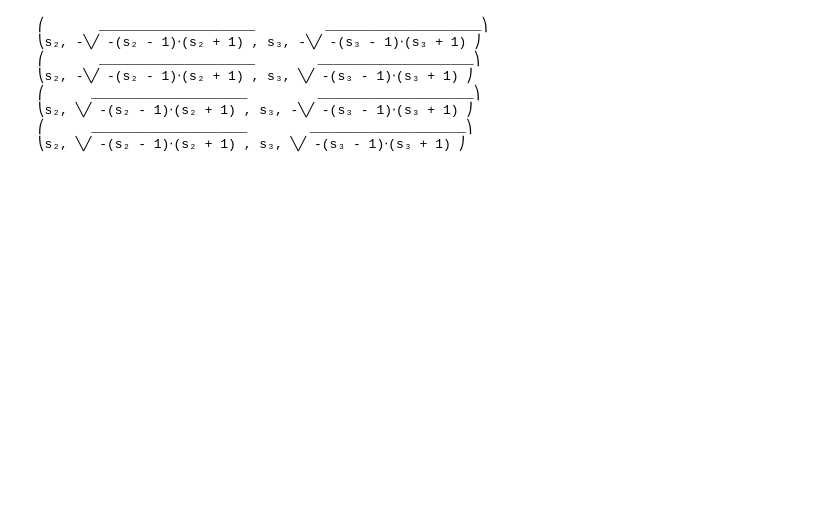
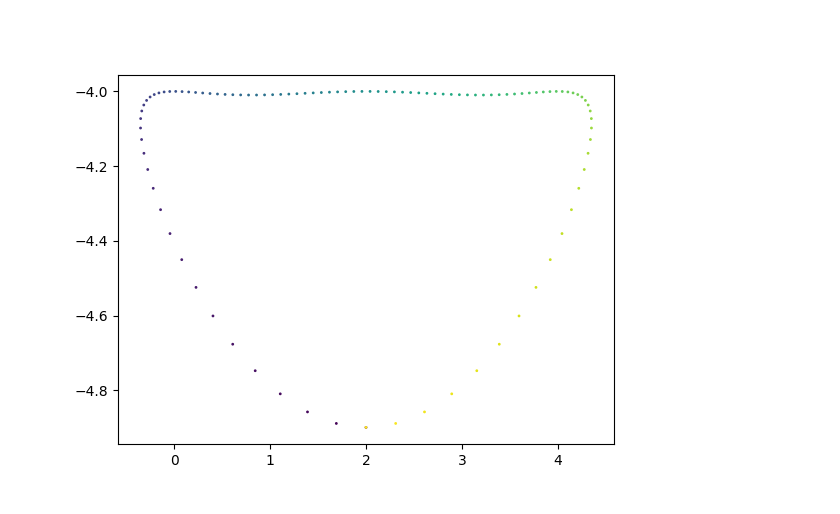
Before and after one commit to NovelMobileRobotsLab/pinto-squirrel, a Jupyter notebook: lambda.ipynb, the cells around one changed output. Saved outputs shown, nothing was run; the diff lists cells and outputs as text; code cells hidden in the pictures; blank space fills up the shorter version.

```diff
--- a/lambda.ipynb
+++ b/lambda.ipynb
@@ -9,15 +7,2 @@ warnings.filterwarnings("ignore", category=DeprecationWarning)
 
 %matplotlib widget
-# %%
-
-# Unknowns
-theta2, theta3 = symbols('theta2, theta3')
-
-#Knowns
-L1, L2, L3, L4, theta1, theta4 = symbols('L1, L2, L3, L4, theta1, theta4')
-
-# Define the equations
-eq_x = Eq(L1*cos(theta1) + L2*cos(theta2) + L3*cos(theta3), 0)
-eq_y = Eq(L1*sin(theta1) + L2*sin(theta2) + L3*sin(theta3), 0)
-
-Matrix([eq_x, eq_y])
@@ -52,16 +9,46 @@ $\displaystyle \left[\begin{matrix}L_{1} c_{1} + L_{2} \cos{\left(\theta_{2} \ri
-# %%
-solutions = solve((eq_x, eq_y, eq_t2, eq_t3), (s2, c2, s3, c3))
-for solution in solutions:
-    pprint(solution)
-# %% [output]
-⎛       ____________________         ____________________⎞
-⎝s₂, -╲╱ -(s₂ - 1)⋅(s₂ + 1) , s₃, -╲╱ -(s₃ - 1)⋅(s₃ + 1) ⎠
-⎛       ____________________        ____________________⎞
-⎝s₂, -╲╱ -(s₂ - 1)⋅(s₂ + 1) , s₃, ╲╱ -(s₃ - 1)⋅(s₃ + 1) ⎠
-⎛      ____________________         ____________________⎞
-⎝s₂, ╲╱ -(s₂ - 1)⋅(s₂ + 1) , s₃, -╲╱ -(s₃ - 1)⋅(s₃ + 1) ⎠
-⎛      ____________________        ____________________⎞
-⎝s₂, ╲╱ -(s₂ - 1)⋅(s₂ + 1) , s₃, ╲╱ -(s₃ - 1)⋅(s₃ + 1) ⎠
+# %%
+theta1_range = np.linspace(0, 2*pi, 100)
+trace = []
+guess = np.zeros(4)
+
+L1, L2, L3, L4, L5, theta5 = (1, 2.5, 2.5, 2, 2.5, radians(0))
+sin5 = sin(theta5)
+cos5 = cos(theta5)
+
+for theta1 in theta1_range:
+    sin1 = sin(theta1)
+    cos1 = cos(theta1)
+    def func_sincos(vars):
+        sin2, cos2, sin3, cos3 = vars
+        return [
+            L1*sin1 + L2*sin2 + L3*sin3,
+            L1*cos1 + L2*cos2 + L3*cos3 - L4,
+            sin2**2 + cos2**2 - 1,
+            sin3**2 + cos3**2 - 1,
+        ]
+    def jac_sincos(vars):
+        sin2, cos2, sin3, cos3 = vars
+        return [
+            [L2, 0, L3, 0],
+            [0, L2, 0, L3],
+            [2*sin2, 2*cos2, 0, 0],
+            [0, 0, 2*sin3, 2*cos3]
+        ]
+
+    sol = root(func_sincos, jac=jac_sincos, x0=guess, method='hybr').x
+    sin2, cos2, sin3, cos3 = sol
+    guess = sol
+
+    p5 = L1*np.array([cos1, sin1]) + L2*np.array([cos2, sin2]) + L5*np.array([cos2*cos5-sin2*sin5, sin2*cos5+cos2*sin5])
+    trace.append(p5)
+
+trace = np.array(trace)
+
+plt.figure()
+plt.scatter(trace[:,0], trace[:,1], c=theta1_range, s=1)
+plt.show()
+# %% [output]
+[figure, added]
 # %%
 
 # def loop_eqs(thetas):
```
Also changed, not shown: parts of 4 cells of this notebook, 1 other file.
